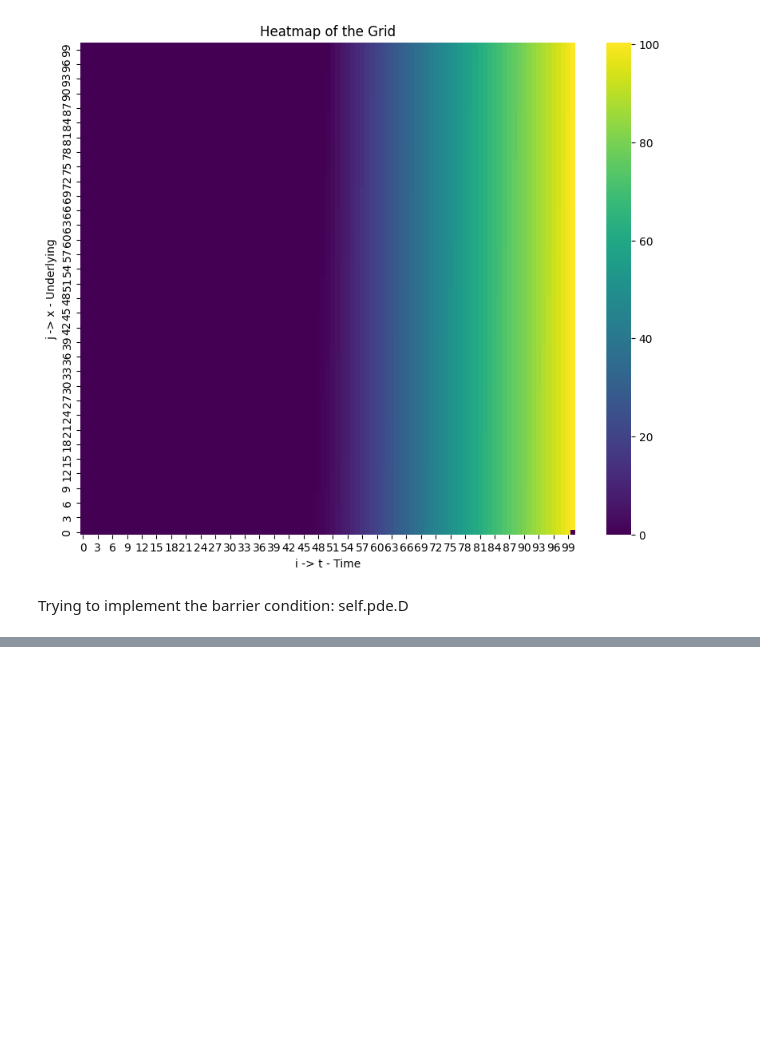
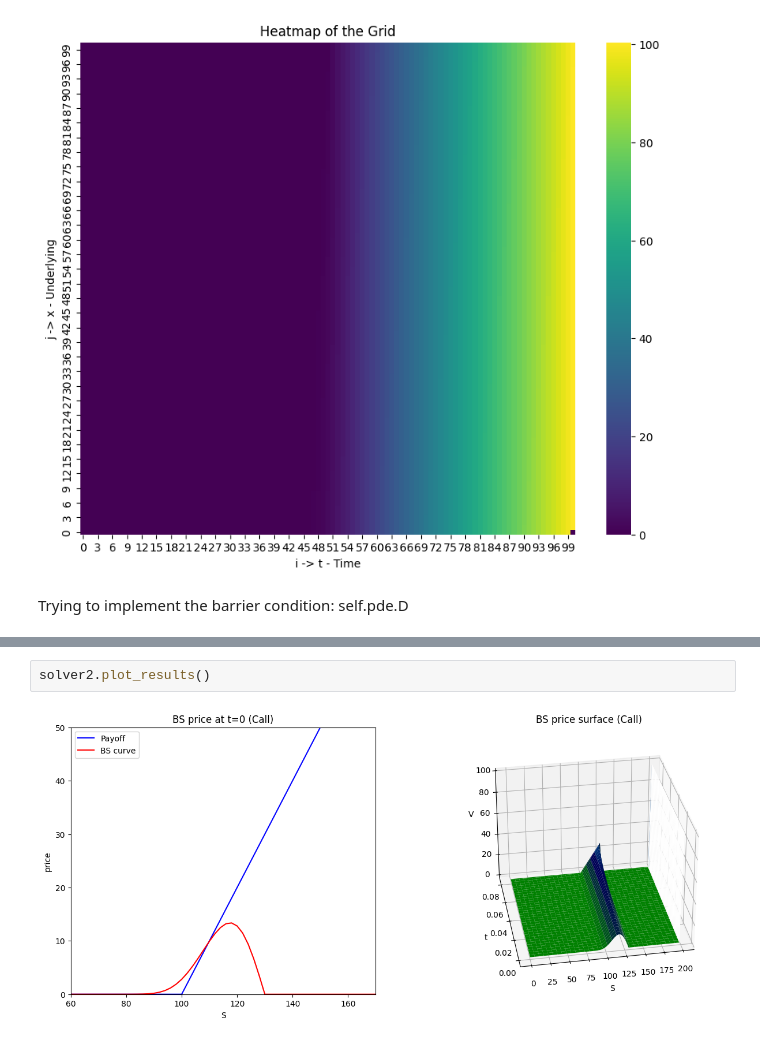
Before and after one commit to ep4518/AOT, a Jupyter notebook: CRSW.ipynb, the cells around one changed output, grey strips where cells are left out. Drawn from its saved outputs; the diff is of its cells as text; blank space fills up the shorter version.

```diff
--- a/CRSW.ipynb
+++ b/CRSW.ipynb
@@ -360,0 +372,4 @@ Barrier Call Price: 0.00
+# %%
+solver2.plot_results()
+# %% [output]
+[figure, added]
```
Also changed, not shown: parts of 2 cells of this notebook.
